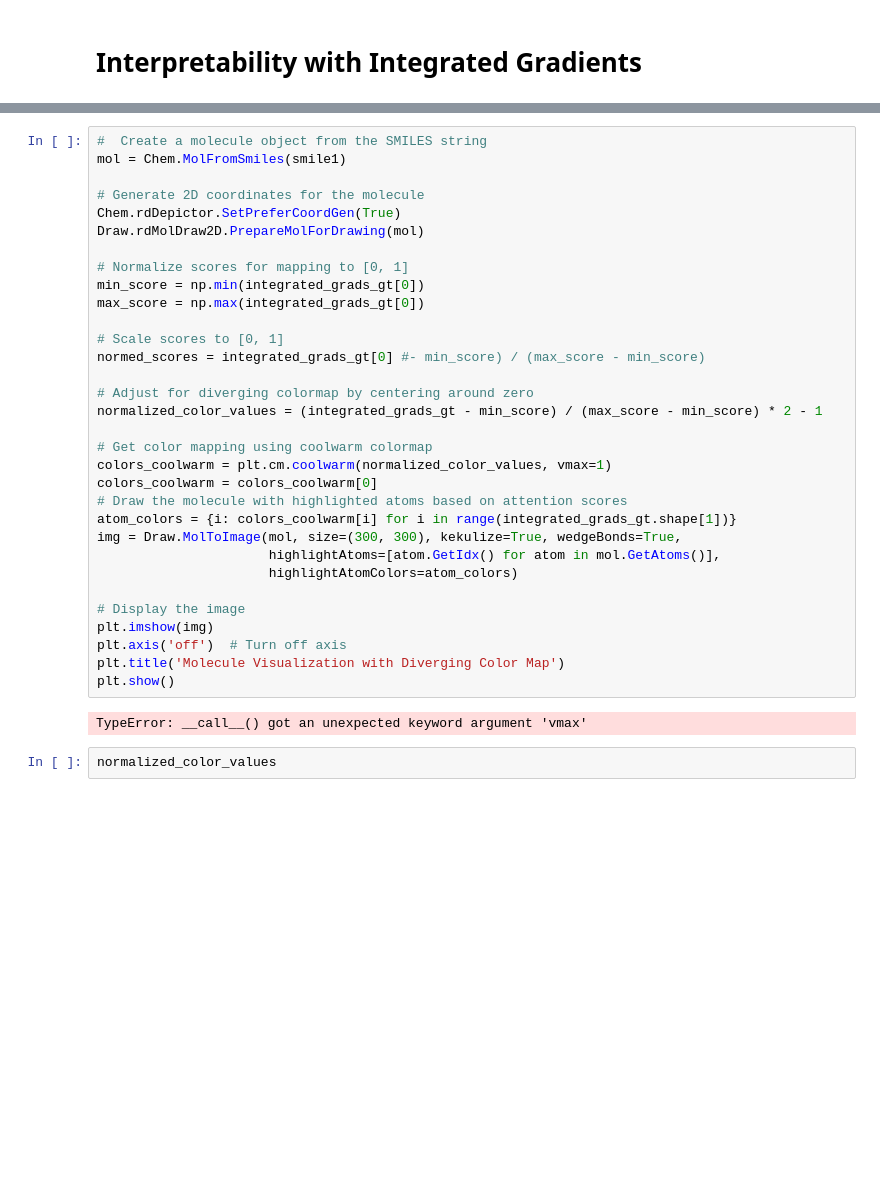
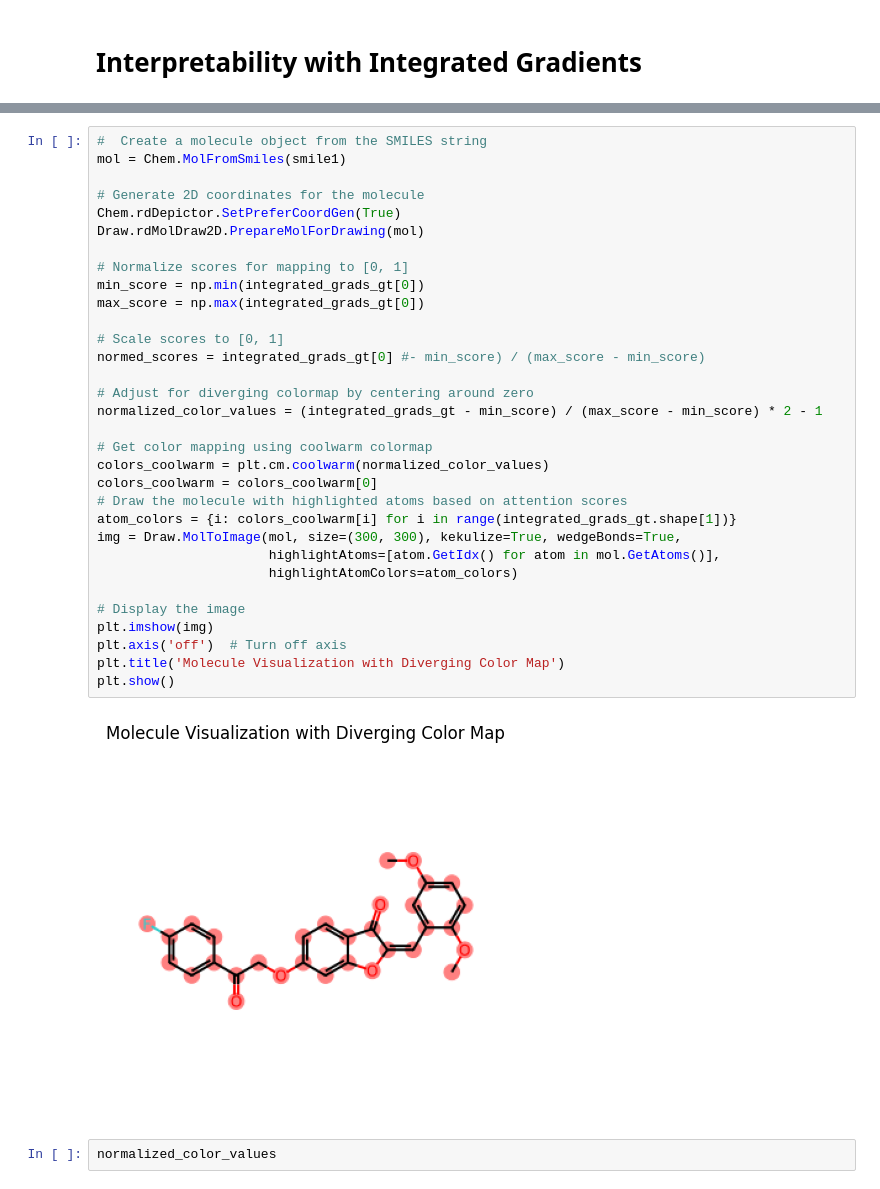
Before and after one commit to davidkubanek/biohack, a Jupyter notebook: scripts/7_interpretability_siamese_molformer_removed_duplicate.ipynb, the cells around one changed output, grey strips where cells are left out. Drawn from its saved outputs; the diff is of its cells as text; blank space fills up the shorter version.

Commit message:
help with color map of notebook 7

```diff
--- a/scripts/7_interpretability_siamese_molformer_removed_duplicate.ipynb
+++ b/scripts/7_interpretability_siamese_molformer_removed_duplicate.ipynb
@@ -579,35 +523,35 @@ plt.show()
 mol = Chem.MolFromSmiles(smile1)
 
 # Generate 2D coordinates for the molecule
 Chem.rdDepictor.SetPreferCoordGen(True)
 Draw.rdMolDraw2D.PrepareMolForDrawing(mol)
 
 # Normalize scores for mapping to [0, 1]
 min_score = np.min(integrated_grads_gt[0])
 max_score = np.max(integrated_grads_gt[0])
 
 # Scale scores to [0, 1]
 normed_scores = integrated_grads_gt[0] #- min_score) / (max_score - min_score)
 
 # Adjust for diverging colormap by centering around zero
 normalized_color_values = (integrated_grads_gt - min_score) / (max_score - min_score) * 2 - 1
 
 # Get color mapping using coolwarm colormap
-colors_coolwarm = plt.cm.coolwarm(normalized_color_values, vmax=1)
+colors_coolwarm = plt.cm.coolwarm(normalized_color_values)
 colors_coolwarm = colors_coolwarm[0]
 # Draw the molecule with highlighted atoms based on attention scores
 atom_colors = {i: colors_coolwarm[i] for i in range(integrated_grads_gt.shape[1])}
 img = Draw.MolToImage(mol, size=(300, 300), kekulize=True, wedgeBonds=True,
                       highlightAtoms=[atom.GetIdx() for atom in mol.GetAtoms()],
                       highlightAtomColors=atom_colors)
 
 # Display the image
 plt.imshow(img)
 plt.axis('off')  # Turn off axis
 plt.title('Molecule Visualization with Diverging Color Map')
 plt.show()
 # %% [output]
-TypeError: __call__() got an unexpected keyword argument 'vmax'
+[figure, added]
 # %%
 normalized_color_values
 # %% [output]
```
Also changed, not shown: parts of 7 cells of this notebook.
